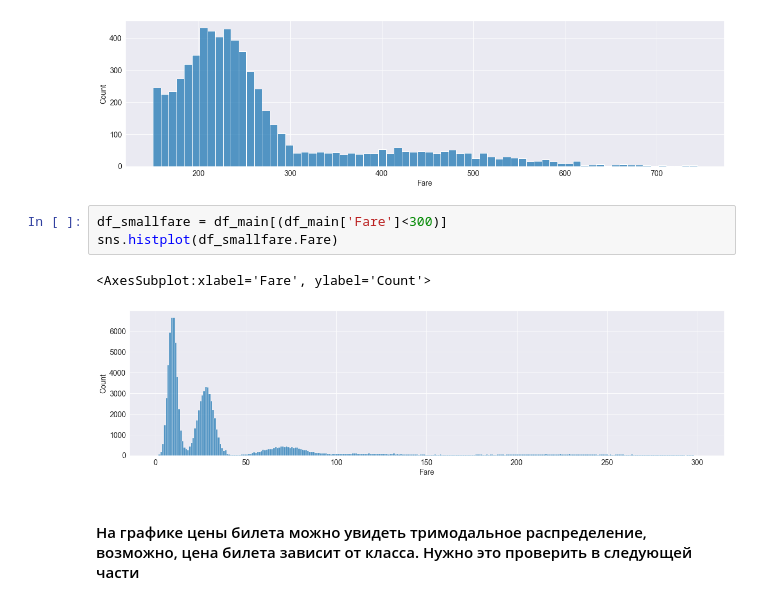
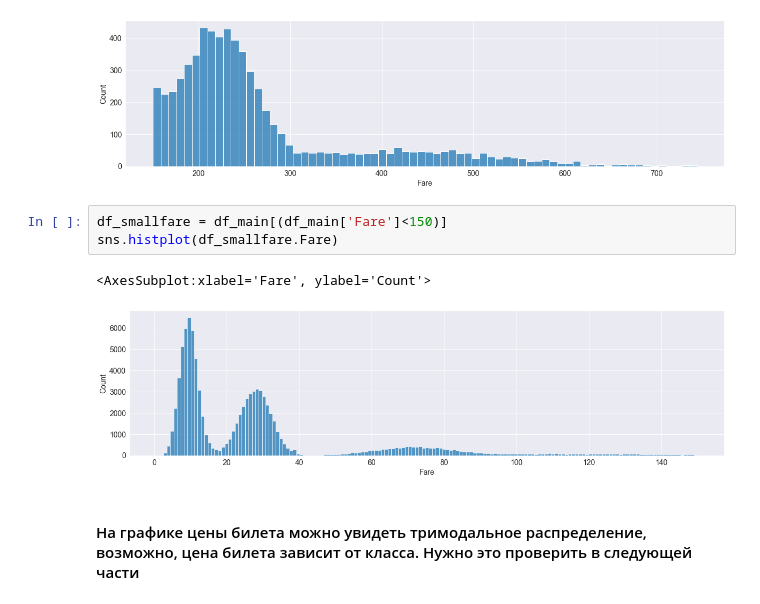
Before and after one commit to ex4ce/homework, a Jupyter notebook: data_exploration_homework.ipynb, the cells around one changed output. Drawn from its saved outputs; the diff is of its cells as text.

```diff
--- a/data_exploration_homework.ipynb
+++ b/data_exploration_homework.ipynb
@@ -181,11 +181,11 @@ sns.histplot(df_largefare.Fare)
 <AxesSubplot:xlabel='Fare', ylabel='Count'>
 [figure]
 # %%
-df_smallfare = df_main[(df_main['Fare']<300)]
+df_smallfare = df_main[(df_main['Fare']<150)]
 sns.histplot(df_smallfare.Fare)
 # %% [output]
 <AxesSubplot:xlabel='Fare', ylabel='Count'>
-[figure, old version]
+[figure, new version]
 # %% [markdown]
 #### На графике цены билета можно увидеть тримодальное распределение, возможно, цена билета зависит от класса. Нужно это проверить в следующей части
 # %% [markdown]
```
Also changed, not shown: parts of 12 cells of this notebook.
